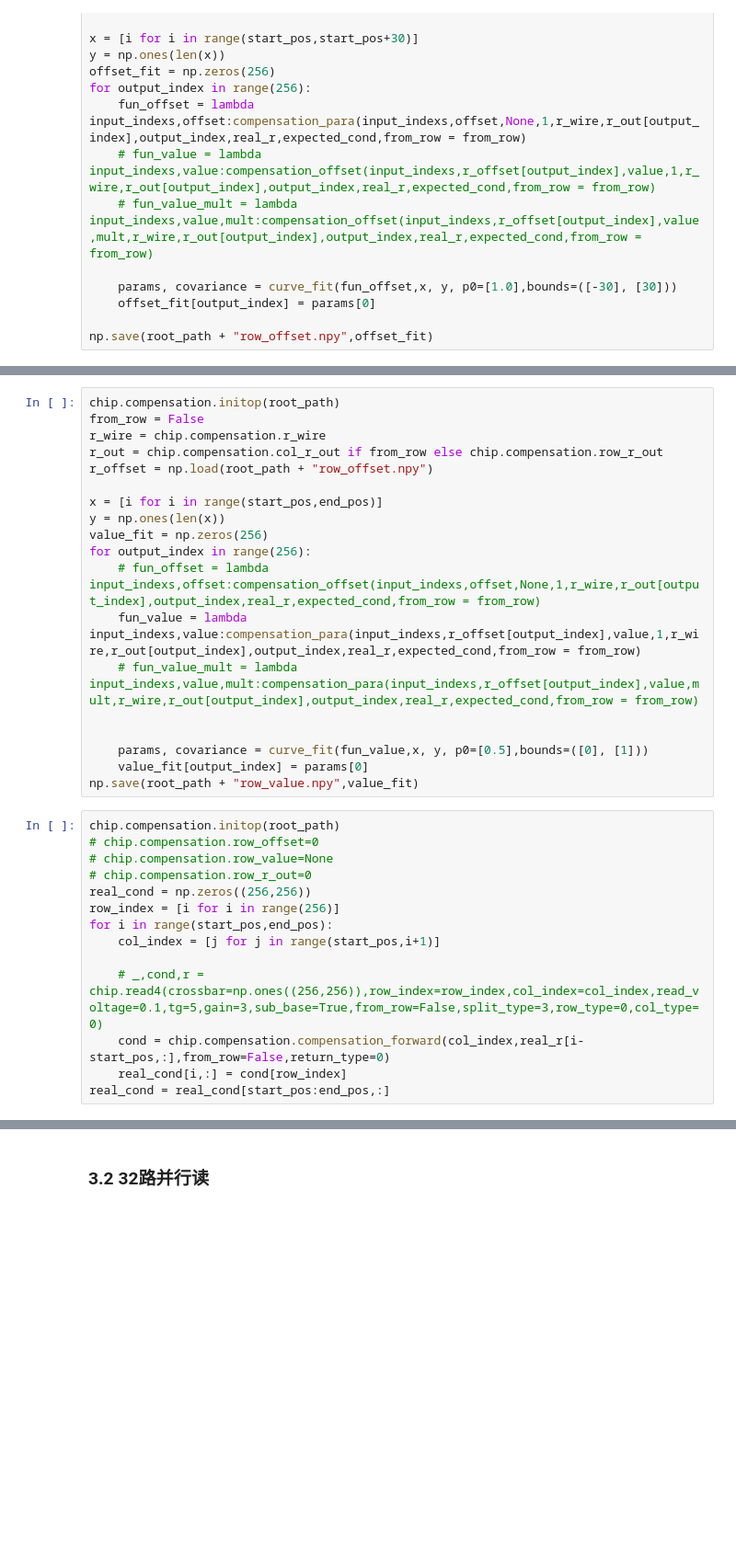
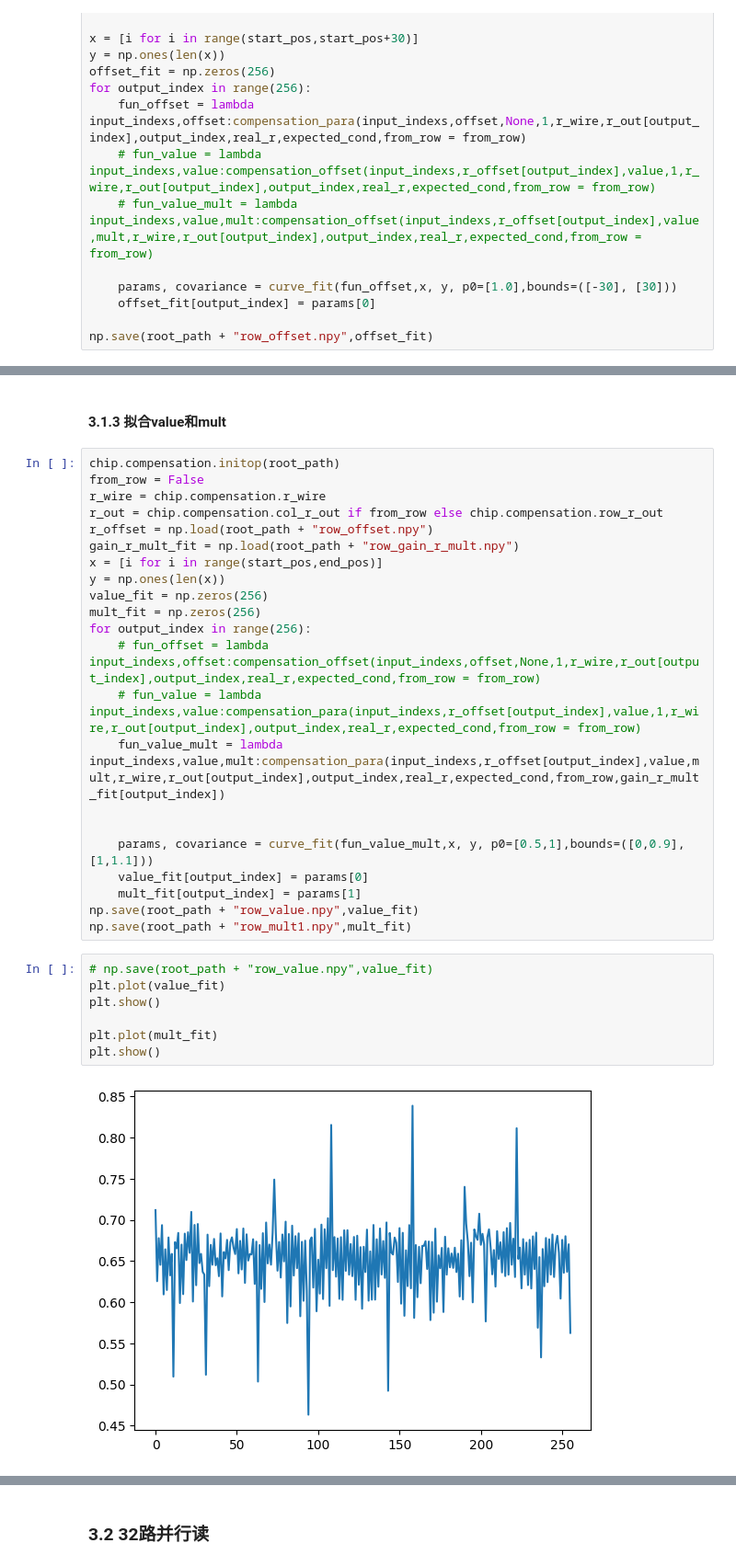
Before and after one commit to bei-meng/host_computer, a Jupyter notebook: examples/线阻补偿_优化版本.ipynb, the cells around one changed output, grey strips where cells are left out. Shown at 92% size. Saved outputs shown, nothing was run; the diff lists cells and outputs as text; blank space fills up the shorter version.

```diff
--- a/examples/线阻补偿_优化版本.ipynb
+++ b/examples/线阻补偿_优化版本.ipynb
@@ -186,33 +209,33 @@ np.save(root_path + "row_offset.npy",offset_fit)
+# %% [markdown]
+#### 3.1.3 拟合value和mult
 # %%
 chip.compensation.initop(root_path)
 from_row = False
 r_wire = chip.compensation.r_wire
 r_out = chip.compensation.col_r_out if from_row else chip.compensation.row_r_out
 r_offset = np.load(root_path + "row_offset.npy")
-
+gain_r_mult_fit = np.load(root_path + "row_gain_r_mult.npy")
 x = [i for i in range(start_pos,end_pos)]
 y = np.ones(len(x))
 value_fit = np.zeros(256)
+mult_fit = np.zeros(256)
 for output_index in range(256):
     # fun_offset = lambda input_indexs,offset:compensation_offset(input_indexs,offset,None,1,r_wire,r_out[output_index],output_index,real_r,expected_cond,from_row = from_row)
-    fun_value = lambda input_indexs,value:compensation_para(input_indexs,r_offset[output_index],value,1,r_wire,r_out[output_index],output_index,real_r,expected_cond,from_row = from_row)
-    # fun_value_mult = lambda input_indexs,value,mult:compensation_para(input_indexs,r_offset[output_index],value,mult,r_wire,r_out[output_index],output_index,real_r,expected_cond,from_row = from_row)
+    # fun_value = lambda input_indexs,value:compensation_para(input_indexs,r_offset[output_index],value,1,r_wire,r_out[output_index],output_index,real_r,expected_cond,from_row = from_row)
+    fun_value_mult = lambda input_indexs,value,mult:compensation_para(input_indexs,r_offset[output_index],value,mult,r_wire,r_out[output_index],output_index,real_r,expected_cond,from_row,gain_r_mult_fit[output_index])
 
 
-    params, covariance = curve_fit(fun_value,x, y, p0=[0.5],bounds=([0], [1]))
+    params, covariance = curve_fit(fun_value_mult,x, y, p0=[0.5,1],bounds=([0,0.9], [1,1.1]))
     value_fit[output_index] = params[0]
+    mult_fit[output_index] = params[1]
 np.save(root_path + "row_value.npy",value_fit)
+np.save(root_path + "row_mult1.npy",mult_fit)
 # %%
-chip.compensation.initop(root_path)
-# chip.compensation.row_offset=0
-# chip.compensation.row_value=None
-# chip.compensation.row_r_out=0
-real_cond = np.zeros((256,256))
-row_index = [i for i in range(256)]
-for i in range(start_pos,end_pos):
-    col_index = [j for j in range(start_pos,i+1)]
+# np.save(root_path + "row_value.npy",value_fit)
+plt.plot(value_fit)
+plt.show()
 
-    # _,cond,r = chip.read4(crossbar=np.ones((256,256)),row_index=row_index,col_index=col_index,read_voltage=0.1,tg=5,gain=3,sub_base=True,from_row=False,split_type=3,row_type=0,col_type=0)
-    cond = chip.compensation.compensation_forward(col_index,real_r[i-start_pos,:],from_row=False,return_type=0)
-    real_cond[i,:] = cond[row_index]
-real_cond = real_cond[start_pos:end_pos,:]
+plt.plot(mult_fit)
+plt.show()
+# %% [output]
+[figure, added]
```
Also changed, not shown: parts of 20 cells of this notebook, 19 other files.
